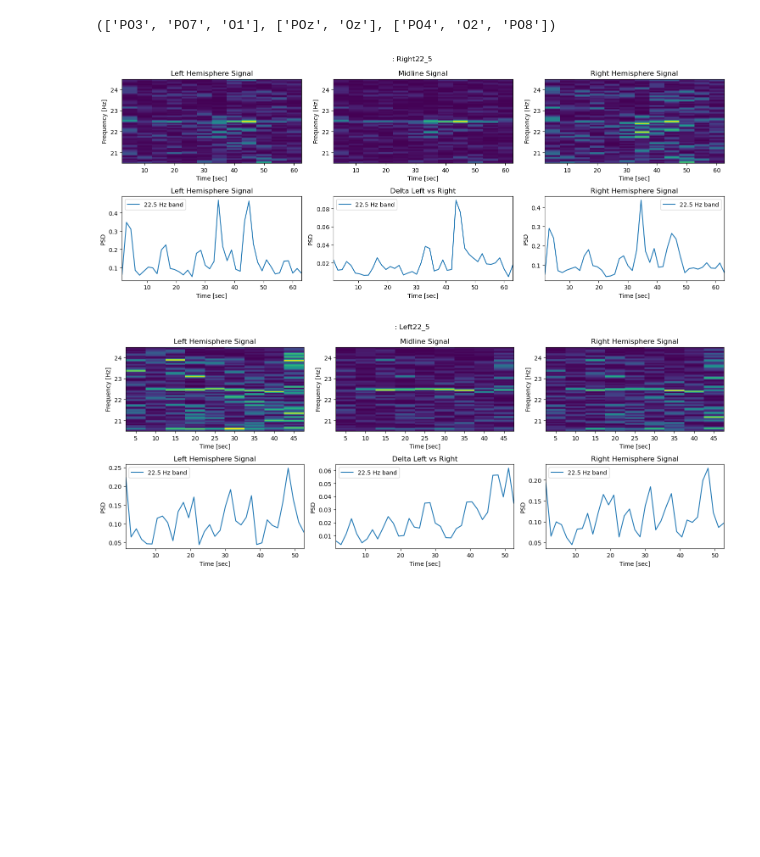
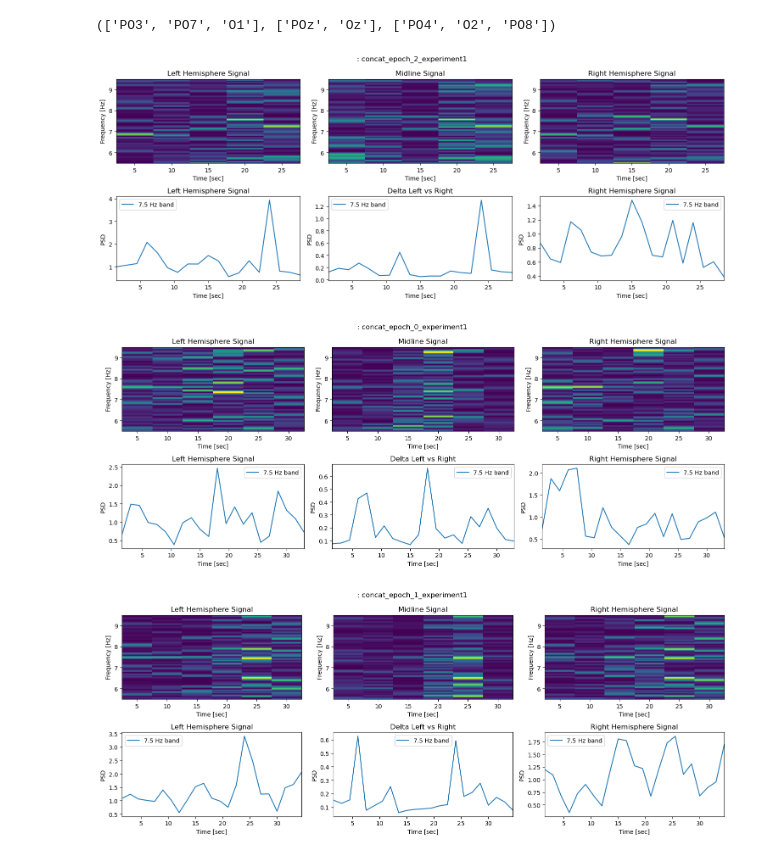
Before and after one commit to alken01/BCI, a Jupyter notebook: analysis.ipynb, the cells around one changed output. Saved outputs shown, nothing was run; the diff lists cells and outputs as text; code cells hidden in the pictures; blank space fills up the shorter version.

Commit message:
epochs

```diff
--- a/analysis.ipynb
+++ b/analysis.ipynb
@@ -9,12 +9,13 @@ from functions import *
 ## **Import the EEG Data and set the Global Variables**
 # %%
 chan_name = ['PO3','POz','PO4', 'PO7', 'O1', 'Oz', 'O2', 'PO8']
-fs, lf, hf = 250, 10, 30 #Hz
+fs, lf, hf = 250, 2, 15 #Hz
 
-eeg_data = process_folder('data/Fatjon-6April/', chan_name, target_freq='auto', hf=hf, lf=lf, epoch_length=6)
+target_freq = [7.5]
+eeg_data = process_folder('data/Alken-7April/concat/', chan_name, target_freq=target_freq, hf=hf, lf=lf, epoch_length=6)
 
 # keep only the data with the filename containing 'Right' or 'Left'
-eeg_data = [x for x in eeg_data if 'Right' in x.title or 'Left' in x.title]
+# eeg_data = [x for x in eeg_data if 'Right' in x.title or 'Left' in x.title]
 # %%
 # # remove channels ['PO7', 'PO8']
 # chan_to_remove = ['PO7', 'PO8']
@@ -35,3 +37,3 @@ for eeg in eeg_data:
 # %%
-for eeg in eeg_data:
-    eeg.cut_signal(5, 5, cut_to=False)
+# for eeg in eeg_data:
+#     eeg.cut_signal(5, 5, cut_to=False)
@@ -106,36 +105,37 @@ def plot_spectrogram_and_bands(eeg,title=None, band_freqs=None, f_min=5, f_max=1
     plot_sepctro(axs[0,0], left_hemisphere_signal, 'Left Hemisphere Signal')
     plot_sepctro(axs[0,1], midline_hemisphere_signal, 'Midline Signal')
     plot_sepctro(axs[0,2], right_hemisphere_signal, 'Right Hemisphere Signal')
 
     def plot_bands(ax, signal, title):
         frequencies_masked, times, spectrogram_masked = masked_spectogram(signal)
         # Plot the PSDs in the frequency bands of interest through time
         for i, band_freq in enumerate(band_freqs):
             band_mask = (frequencies_masked >= band_freq-1) & (frequencies_masked <= band_freq+1)
             psd = np.mean(spectrogram_masked[band_mask, :], axis=0)
             ax.plot(times, psd, label=f'{band_freqs[i]} Hz band')
         ax.set_xlim(times[0], times[-1])
         ax.set_xlabel('Time [sec]')
         ax.set_ylabel('PSD')
         ax.legend()
         ax.set_title(title)
 
     if band_freqs:
         plot_bands(axs[1,0], left_hemisphere_signal, 'Left Hemisphere Signal')
         plot_bands(axs[1,1], left_hemisphere_signal-right_hemisphere_signal, 'Delta Left vs Right')
         plot_bands(axs[1,2], right_hemisphere_signal, 'Right Hemisphere Signal')
 
     if title:
         fig.suptitle(title)
     plt.tight_layout()
     plt.show()
 
 for eeg in eeg_data:
-    if('Right' in eeg.title or 'Left' in eeg.title):
+    # if('Right' in eeg.title or 'Left' in eeg.title):
         plot_spectrogram_and_bands(eeg, title = eeg.title, band_freqs=eeg.stimulus_frequency, nfft=30, nperseg=10)
 # %% [output]
-[figure, old version]
+[figure, new version]
-[figure, old version]
+[figure, new version]
+[figure, added]
 # %%
 def chan_hemisphere(chan_name):
     # left hemisphere -> odd numbers (1,3,5,7)
```
Also changed, not shown: parts of 5 cells of this notebook, 13 other files.
